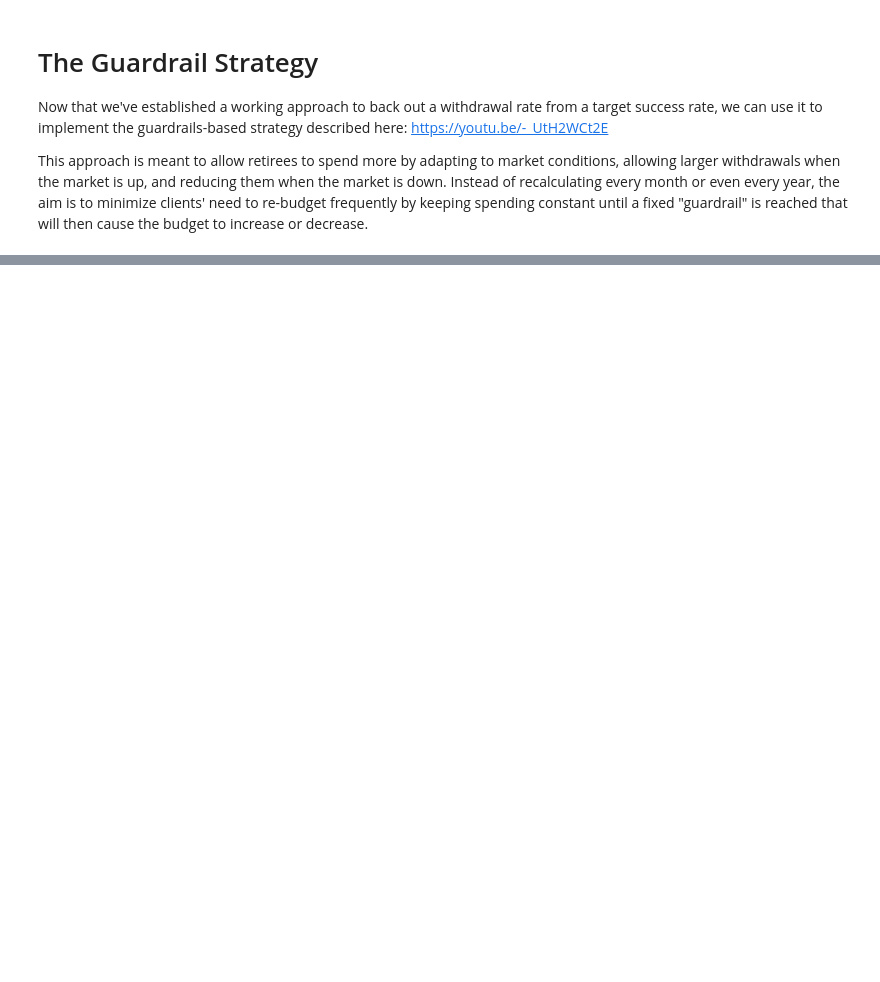
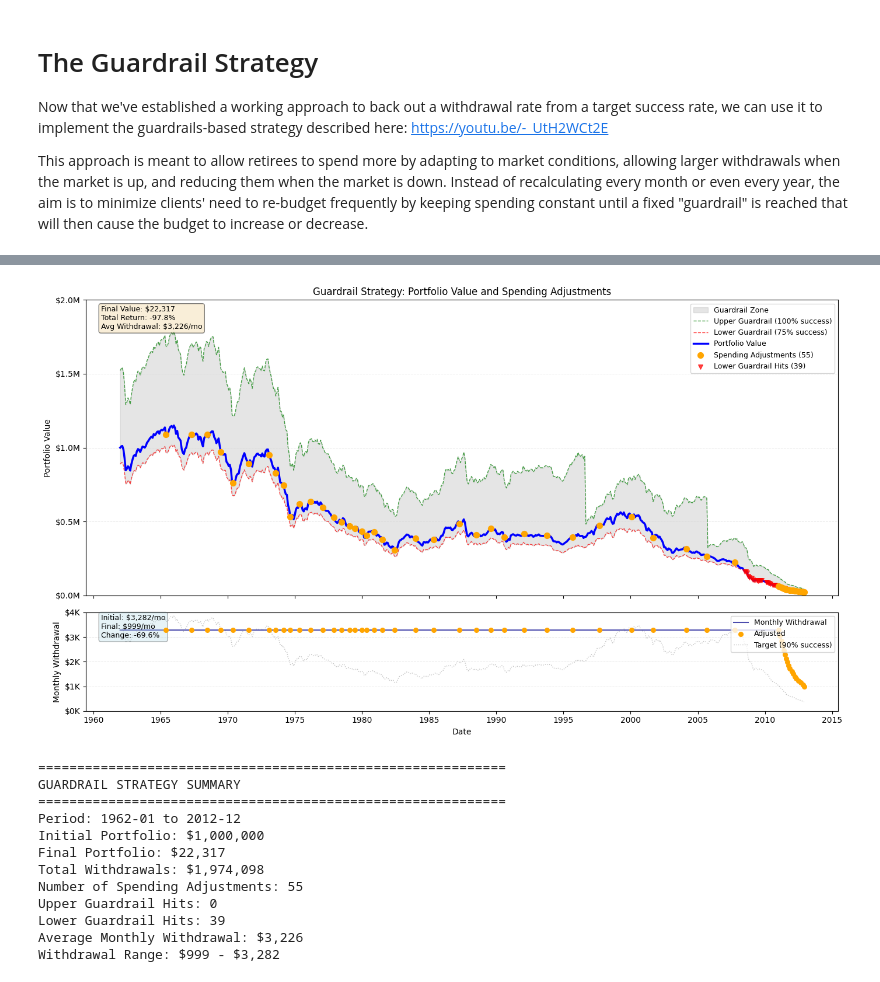
Before and after one commit to rogercost/fire-guardrails, a Jupyter notebook: Guardrails.ipynb, the cells around one changed output, grey strips where cells are left out. Drawn from its saved outputs; the diff is of its cells as text; code cells hidden in the pictures; blank space fills up the shorter version.

Commit message:
Add the guardrail function and run it on the 1962-2012 path to illustrate. May need a few tweaks as the lower guardrail hit seems not to adjust the spending

```diff
--- a/Guardrails.ipynb
+++ b/Guardrails.ipynb
@@ -654,7 +656,7 @@ def calculate_success_rate(df, withdrawal_rate, num_months, stock_pct=0.75,
     monthly_withdrawal = initial_value * withdrawal_rate / 12
 
     # Call the compiled function
-    return test_all_periods_numba(portfolio_returns, num_months, initial_value, monthly_withdrawal)
+    return test_all_periods(portfolio_returns, num_months, initial_value, monthly_withdrawal)
 # %%
 def get_wr_for_fixed_success_rate(df, desired_success_rate, num_months,
                                   analysis_start_date='1871-01-01',
@@ -892,0 +1003,16 @@ def get_guardrail_withdrawals(data, start_date, end_date, initial_value=1_000_00
+# %%
+results = get_guardrail_withdrawals(
+    df,
+    start_date='1962-01-01',
+    end_date='2012-12-31',
+    initial_value=1_000_000,
+    stock_pct=0.75,
+    verbose=True
+)
+
+# Analyze results
+print(f"\nStarting withdrawal: ${results['Withdrawal'].iloc[0]:,.0f}/month")
+print(f"Ending withdrawal: ${results['Withdrawal'].iloc[-1]:,.0f}/month")
+print(f"Number of adjustments: {results['Adjustment_Made'].sum()}")
+print(f"Upper guardrail hits: {(results['Guardrail_Hit'] == 'UPPER').sum()}")
+print(f"Lower guardrail hits: {(results['Guardrail_Hit'] == 'LOWER').sum()}")
@@ -892,0 +1222,16 @@ def get_guardrail_withdrawals(data, start_date, end_date, initial_value=1_000_00
+# %%
+plot_guardrail_portfolio(results)
+# %% [output]
+[figure, added]
+============================================================
+GUARDRAIL STRATEGY SUMMARY
+============================================================
+Period: 1962-01 to 2012-12
+Initial Portfolio: $1,000,000
+Final Portfolio: $22,317
+Total Withdrawals: $1,974,098
+Number of Spending Adjustments: 55
+Upper Guardrail Hits: 0
+Lower Guardrail Hits: 39
+Average Monthly Withdrawal: $3,226
+Withdrawal Range: $999 - $3,282
```
Also changed, not shown: parts of 8 cells of this notebook.
